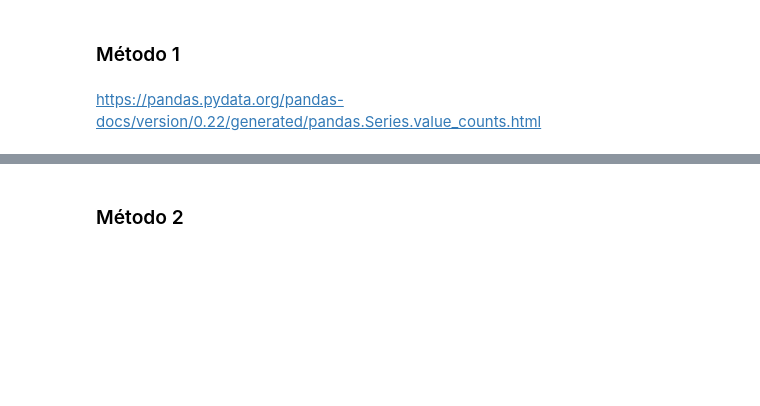
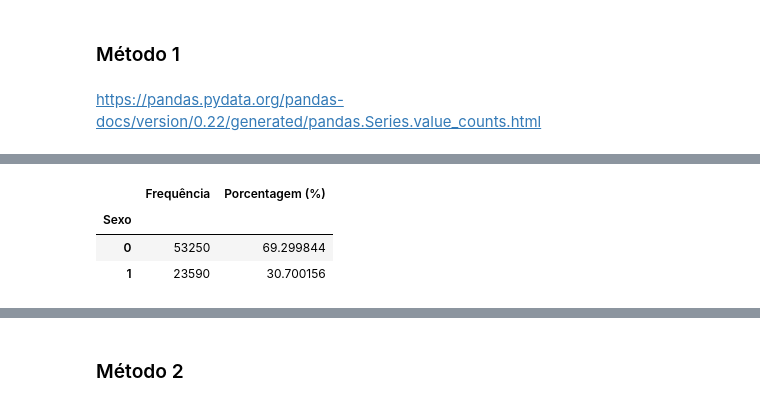
Before and after one commit to WevertoonDev/Estudos, a Jupyter notebook: Curso_de_Estatística_Parte_1.ipynb, the cells around one changed output, grey strips where cells are left out. Saved outputs shown, nothing was run; the diff lists cells and outputs as text; code cells hidden in the pictures; blank space fills up the shorter version.

```diff
--- a/Curso_de_Estatística_Parte_1.ipynb
+++ b/Curso_de_Estatística_Parte_1.ipynb
@@ -261,0 +270,3 @@ https://pandas.pydata.org/pandas-docs/version/0.22/generated/pandas.Series.value
+# %%
+frequencia = dados['Sexo'].value_counts()
+frequencia
@@ -261,0 +279,3 @@ https://pandas.pydata.org/pandas-docs/version/0.22/generated/pandas.Series.value
+# %%
+percentual = dados['Sexo'].value_counts(normalize = True) * 100
+percentual
@@ -261,0 +288,8 @@ https://pandas.pydata.org/pandas-docs/version/0.22/generated/pandas.Series.value
+# %%
+dist_freq_qualitativas = pd.DataFrame({'Frequência': frequencia, 'Porcentagem (%)': percentual })
+dist_freq_qualitativas
+# %% [output]
+|  | Frequência | Porcentagem (%) |
+| Sexo |  |  |
+| 0 | 53250 | 69.299844 |
+| 1 | 23590 | 30.700156 |
```
Also changed, not shown: parts of 5 cells of this notebook.
